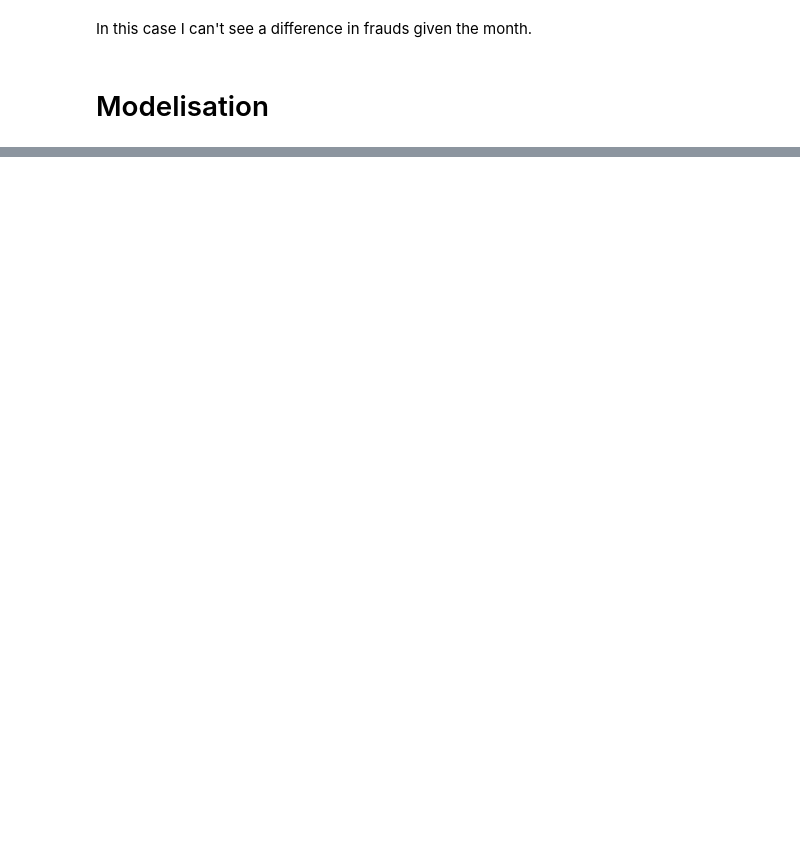
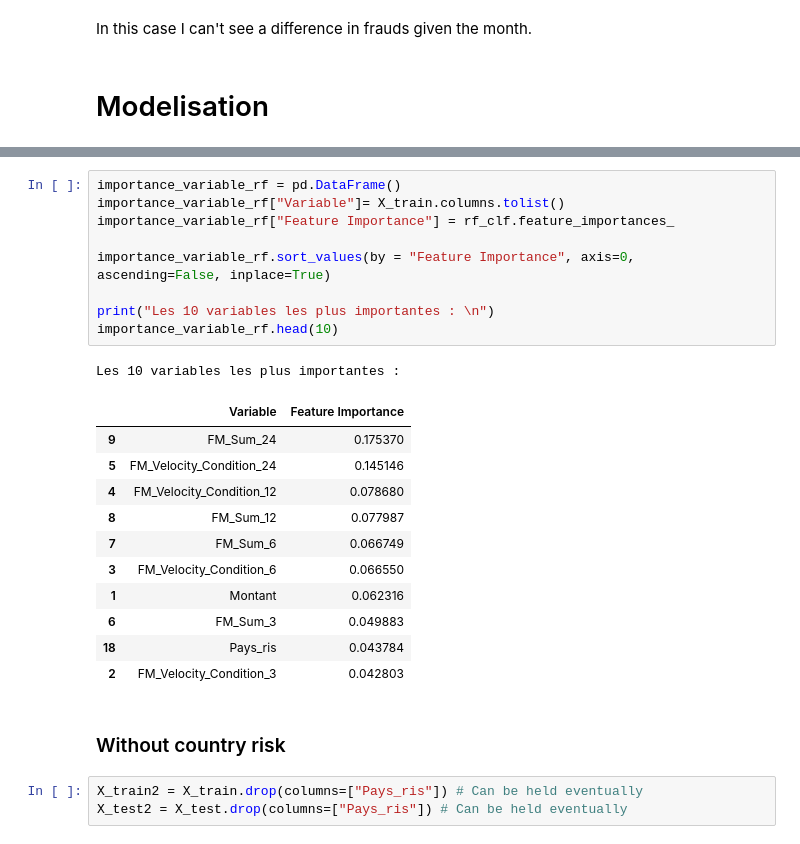
Before and after one commit to AleMax2/Scoring, a Jupyter notebook: Scoring .ipynb, the cells around one changed output, grey strips where cells are left out. Cells and saved outputs as stored; diff of their text form; blank space fills up the shorter version.

```diff
--- a/Scoring .ipynb
+++ b/Scoring .ipynb
@@ -382,0 +488,27 @@ X_train = X_train.drop(columns=["Heure","Month"]) # Can be held eventually
+# %%
+importance_variable_rf = pd.DataFrame()
+importance_variable_rf["Variable"]= X_train.columns.tolist()
+importance_variable_rf["Feature Importance"] = rf_clf.feature_importances_
+
+importance_variable_rf.sort_values(by = "Feature Importance", axis=0, ascending=False, inplace=True)
+
+print("Les 10 variables les plus importantes : \n")
+importance_variable_rf.head(10)
+# %% [output]
+Les 10 variables les plus importantes :
+|  | Variable | Feature Importance |
+| 9 | FM_Sum_24 | 0.175370 |
+| 5 | FM_Velocity_Condition_24 | 0.145146 |
+| 4 | FM_Velocity_Condition_12 | 0.078680 |
+| 8 | FM_Sum_12 | 0.077987 |
+| 7 | FM_Sum_6 | 0.066749 |
+| 3 | FM_Velocity_Condition_6 | 0.066550 |
+| 1 | Montant | 0.062316 |
+| 6 | FM_Sum_3 | 0.049883 |
+| 18 | Pays_ris | 0.043784 |
+| 2 | FM_Velocity_Condition_3 | 0.042803 |
+# %% [markdown]
+### Without country risk
+# %%
+X_train2 = X_train.drop(columns=["Pays_ris"]) # Can be held eventually
+X_test2 = X_test.drop(columns=["Pays_ris"]) # Can be held eventually
```
Also changed, not shown: parts of 24 cells of this notebook.
